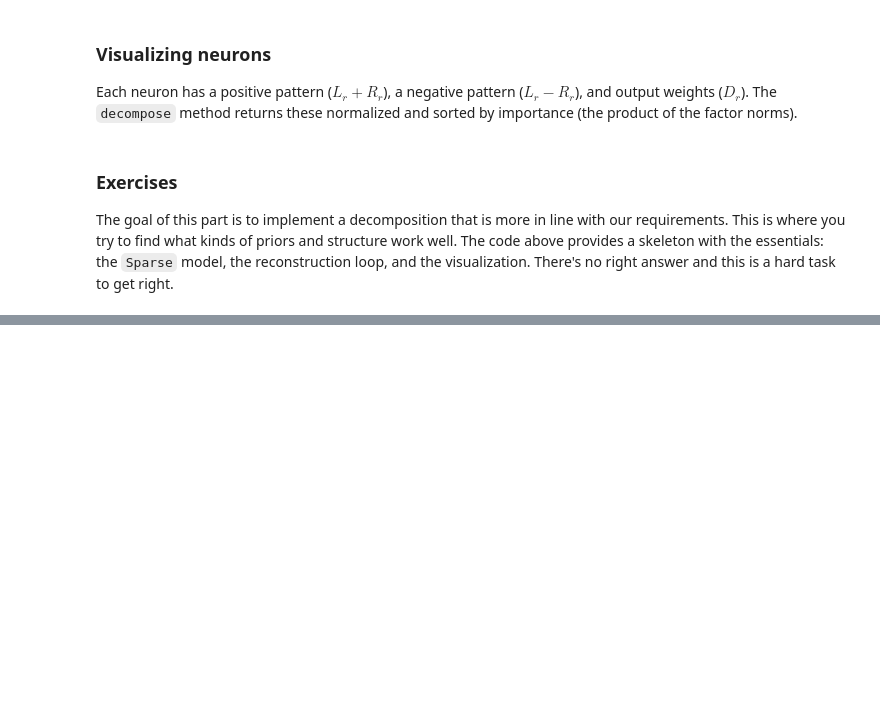
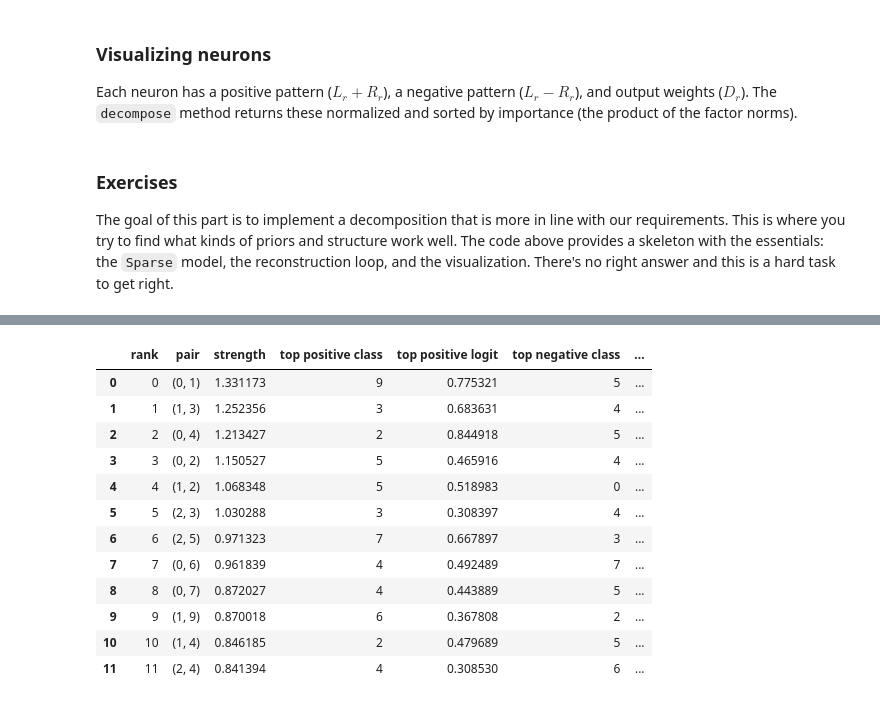
Before and after one commit to tdooms/bilinear-decomposition, a Jupyter notebook: exercises/0_decomposition.ipynb, the cells around one changed output, grey strips where cells are left out. Drawn from its saved outputs; the diff is of its cells as text; code cells hidden in the pictures; blank space fills up the shorter version.

Commit message:
tucker decomposition

```diff
--- a/exercises/0_decomposition.ipynb
+++ b/exercises/0_decomposition.ipynb
@@ -19,5 +22,5 @@ from image import Model, MNIST
 from image.sparse import Model as Sparse
 from kornia.augmentation import RandomGaussianNoise
 
-device = "cuda:0"
+device = "cpu"
 train, test = MNIST(train=True, device=device), MNIST(train=False, device=device)
@@ -100,0 +669,13 @@ The goal of this part is to implement a decomposition that is more in line with
+# %%
+digit = 4
+R = 20
+
+V = global_vecs[:, :R]
+M, b_hat, comp = tucker_shared_subspace(b, V)
+
+px.imshow(
+    M[digit].detach().cpu(),
+    color_continuous_midpoint=0,
+    color_continuous_scale="RdBu",
+    title=f"Class-specific core M for digit {digit}"
+)
@@ -100,0 +728,43 @@ The goal of this part is to implement a decomposition that is more in line with
+# %%
+def summarize_components(comps, k=10):
+    rows = []
+
+    for idx, comp in enumerate(comps[:k]):
+        logits = comp["logits"]
+
+        top_pos = torch.argmax(logits).item()
+        top_neg = torch.argmin(logits).item()
+
+        rows.append({
+            "rank": idx,
+            "pair": f"({comp['r']}, {comp['s']})",
+            "strength": comp["strength"],
+            "top positive class": top_pos,
+            "top positive logit": logits[top_pos].item(),
+            "top negative class": top_neg,
+            "top negative logit": logits[top_neg].item(),
+        })
+
+    return pd.DataFrame(rows)
+# %%
+R = 20
+V = global_vecs[:, :R]
+M, b_hat, comp = tucker_shared_subspace(b, V)
+
+comps = tucker_components(V, M, offdiag_only=True)
+
+summarize_components(comps, k=12)
+# %% [output]
+|  | rank | pair | strength | top positive class | top positive logit | top negative class | ... |
+| 0 | 0 | (0, 1) | 1.331173 | 9 | 0.775321 | 5 | ... |
+| 1 | 1 | (1, 3) | 1.252356 | 3 | 0.683631 | 4 | ... |
+| 2 | 2 | (0, 4) | 1.213427 | 2 | 0.844918 | 5 | ... |
+| 3 | 3 | (0, 2) | 1.150527 | 5 | 0.465916 | 4 | ... |
+| 4 | 4 | (1, 2) | 1.068348 | 5 | 0.518983 | 0 | ... |
+| 5 | 5 | (2, 3) | 1.030288 | 3 | 0.308397 | 4 | ... |
+| 6 | 6 | (2, 5) | 0.971323 | 7 | 0.667897 | 3 | ... |
+| 7 | 7 | (0, 6) | 0.961839 | 4 | 0.492489 | 7 | ... |
+| 8 | 8 | (0, 7) | 0.872027 | 4 | 0.443889 | 5 | ... |
+| 9 | 9 | (1, 9) | 0.870018 | 6 | 0.367808 | 2 | ... |
+| 10 | 10 | (1, 4) | 0.846185 | 2 | 0.479689 | 5 | ... |
+| 11 | 11 | (2, 4) | 0.841394 | 4 | 0.308530 | 6 | ... |
```
Also changed, not shown: parts of 54 cells of this notebook, 13 other files.
